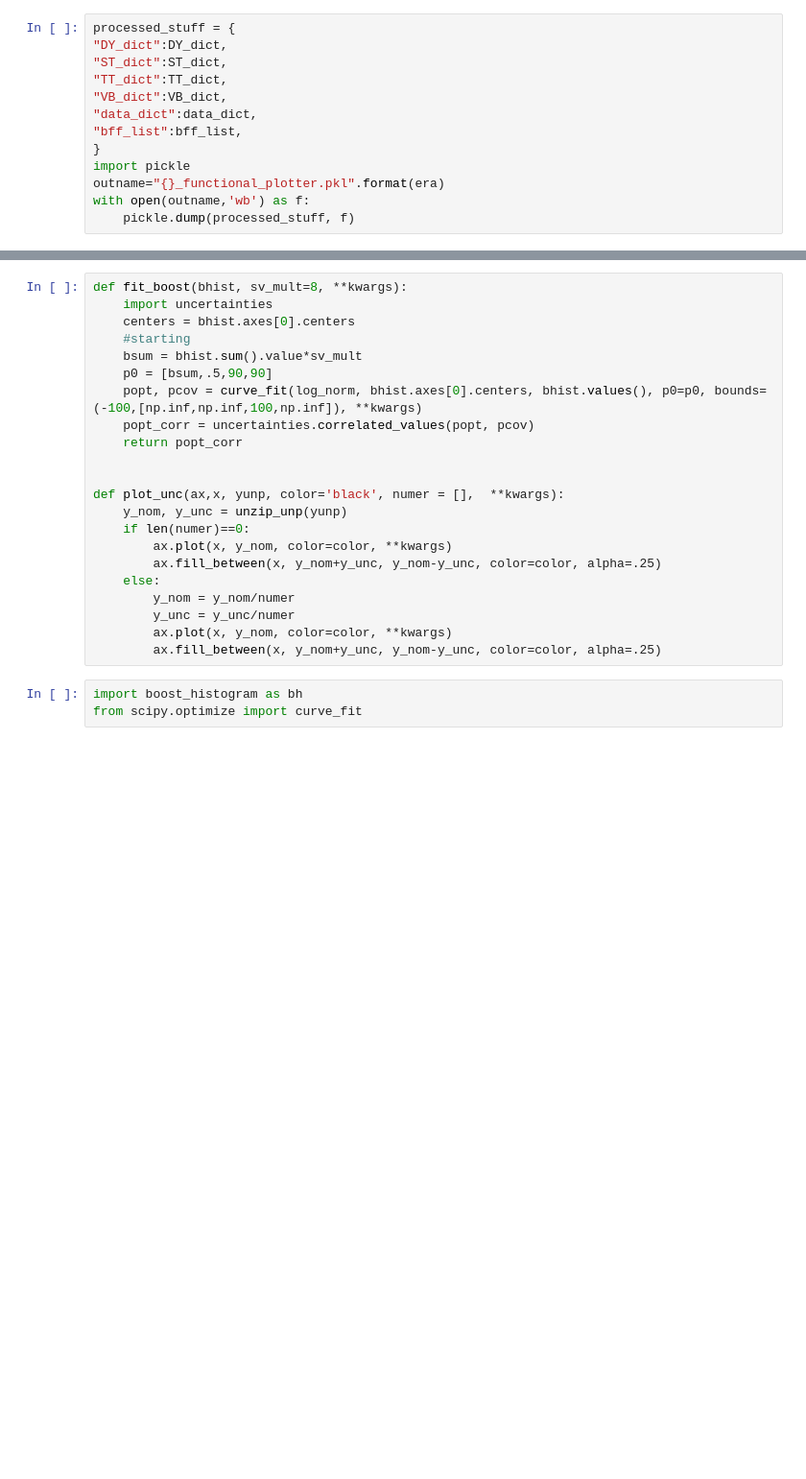
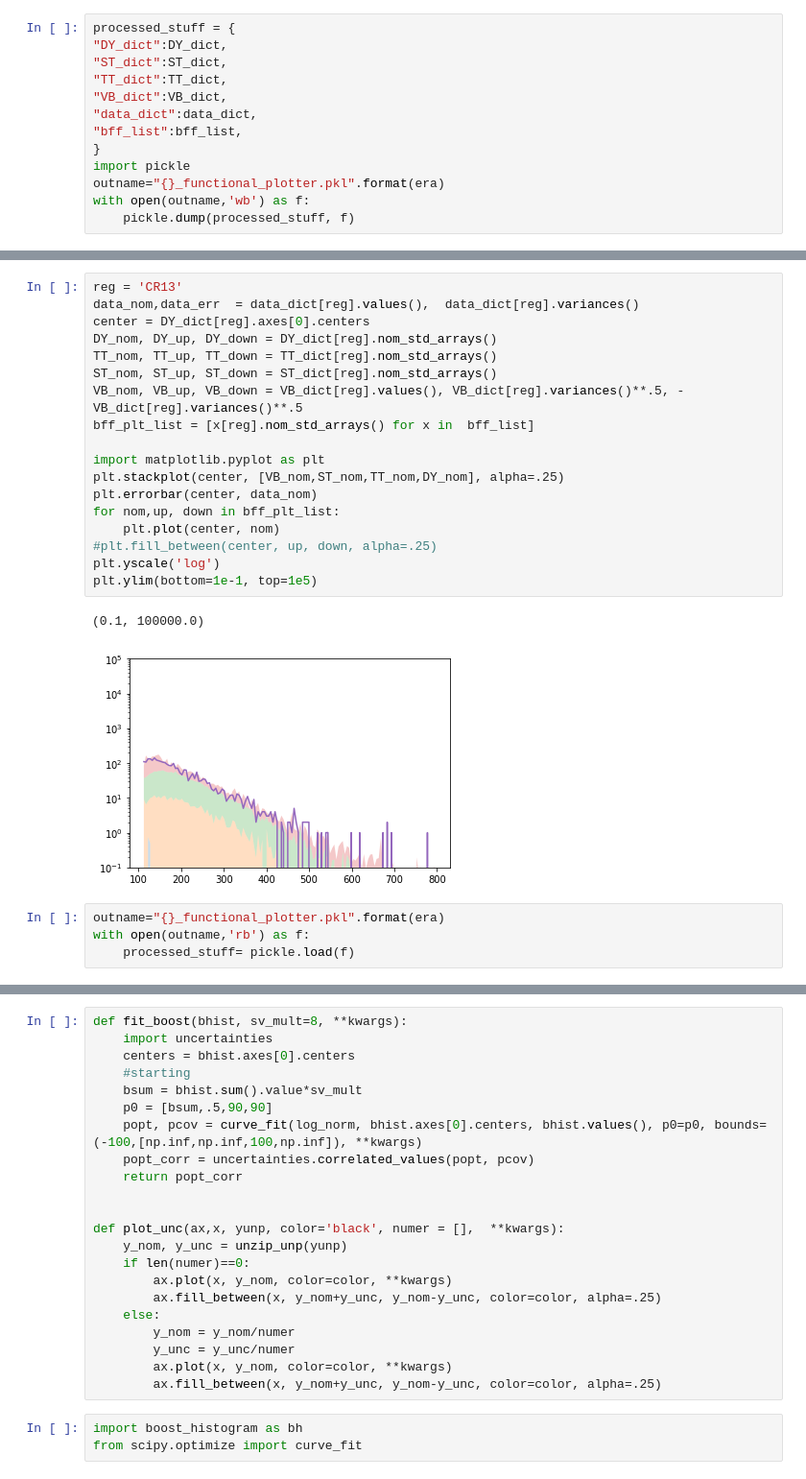
Before and after one commit to rymuelle/bff_plotting_code_v3, a Jupyter notebook: More_functional_filtering.ipynb, the cells around one changed output, grey strips where cells are left out. Shown at 96% size. Saved outputs shown, nothing was run; the diff lists cells and outputs as text; blank space fills up the shorter version.

```diff
--- a/More_functional_filtering.ipynb
+++ b/More_functional_filtering.ipynb
@@ -147,0 +145,25 @@ plt.ylim(bottom=1e-1, top=1e5)
+# %%
+reg = 'CR13'
+data_nom,data_err  = data_dict[reg].values(),  data_dict[reg].variances()
+center = DY_dict[reg].axes[0].centers
+DY_nom, DY_up, DY_down = DY_dict[reg].nom_std_arrays()
+TT_nom, TT_up, TT_down = TT_dict[reg].nom_std_arrays()
+ST_nom, ST_up, ST_down = ST_dict[reg].nom_std_arrays()
+VB_nom, VB_up, VB_down = VB_dict[reg].values(), VB_dict[reg].variances()**.5, -VB_dict[reg].variances()**.5
+bff_plt_list = [x[reg].nom_std_arrays() for x in  bff_list]
+
+import matplotlib.pyplot as plt
+plt.stackplot(center, [VB_nom,ST_nom,TT_nom,DY_nom], alpha=.25)
+plt.errorbar(center, data_nom)
+for nom,up, down in bff_plt_list:
+    plt.plot(center, nom)
+#plt.fill_between(center, up, down, alpha=.25)
+plt.yscale('log')
+plt.ylim(bottom=1e-1, top=1e5)
+# %% [output]
+(0.1, 100000.0)
+[figure, added]
+# %%
+outname="{}_functional_plotter.pkl".format(era)
+with open(outname,'rb') as f:
+    processed_stuff= pickle.load(f)
```
Also changed, not shown: parts of 30 cells of this notebook, 4 other files.
